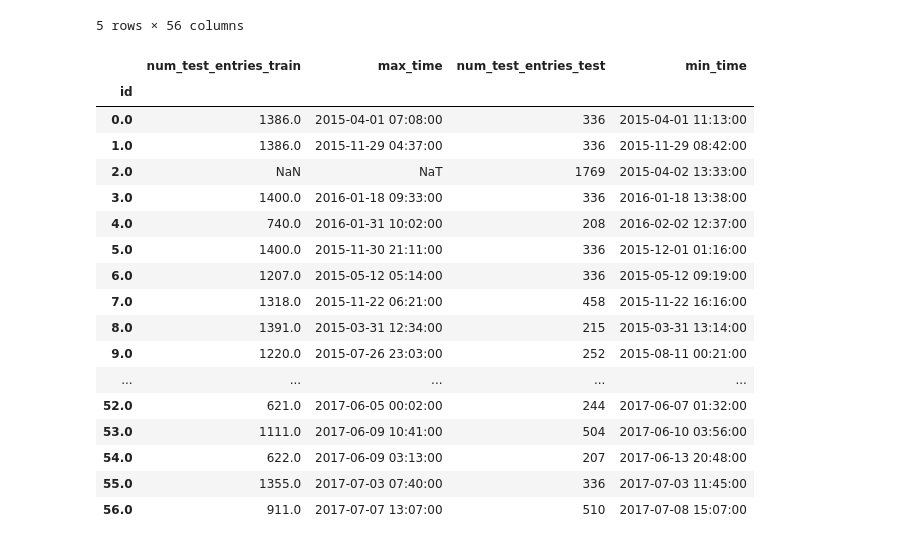
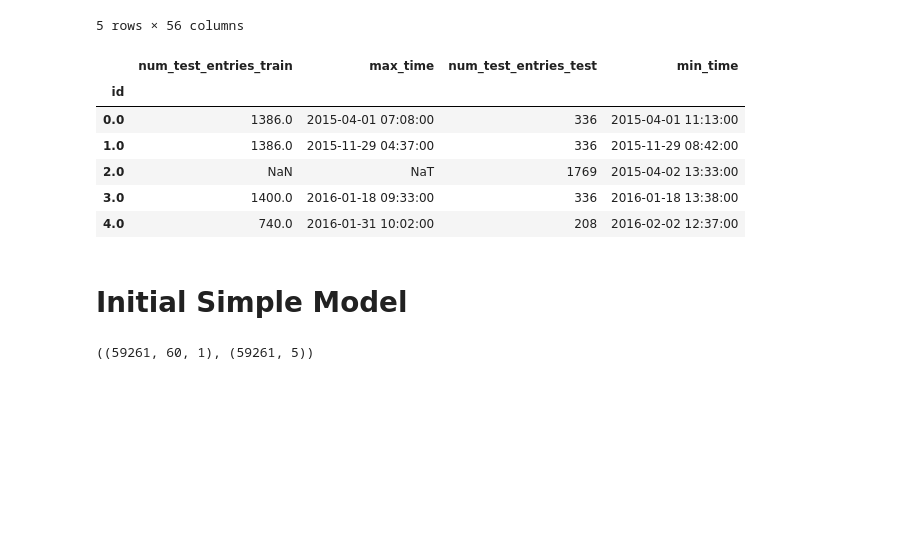
Before and after one commit to AsaAdomatis/DS780-Project, a Jupyter notebook: starter_code_cnn.ipynb, the cells around one changed output. Cells and saved outputs as stored; diff of their text form; code cells hidden in the pictures; blank space fills up the shorter version.

```diff
--- a/starter_code_cnn.ipynb
+++ b/starter_code_cnn.ipynb
@@ -69,33 +69,24 @@ formatter.test_data[formatter.test_data.index.isin(formatter.test_idx_ood)].head
 # %%
 # get num of entries for each id in the training data
 train_counts = formatter.train_data.groupby('id').count().sort_values('id').iloc[:, 0:1].rename(columns={'time': 'num_test_entries'})
 
 # add max time from training to train_counts
 train_counts['max_time'] = formatter.train_data.groupby('id').max().sort_values('id')['time']
 
 # join testing data on ids
 test_counts = formatter.test_data.groupby('id').count().sort_values('id').iloc[:, 0:1].rename(columns={'time': 'num_test_entries'})
 test_counts['min_time'] = formatter.test_data.groupby('id').min().sort_values('id')['time']
 
 
 train_counts = train_counts.join(test_counts, how='outer', lsuffix='_train', rsuffix='_test')
-train_counts
+train_counts.head()
 # %% [output]
 |  | num_test_entries_train | max_time | num_test_entries_test | min_time |
 | id |  |  |  |  |
 | 0.0 | 1386.0 | 2015-04-01 07:08:00 | 336 | 2015-04-01 11:13:00 |
 | 1.0 | 1386.0 | 2015-11-29 04:37:00 | 336 | 2015-11-29 08:42:00 |
 | 2.0 | NaN | NaT | 1769 | 2015-04-02 13:33:00 |
 | 3.0 | 1400.0 | 2016-01-18 09:33:00 | 336 | 2016-01-18 13:38:00 |
 | 4.0 | 740.0 | 2016-01-31 10:02:00 | 208 | 2016-02-02 12:37:00 |
-| 5.0 | 1400.0 | 2015-11-30 21:11:00 | 336 | 2015-12-01 01:16:00 |
-| 6.0 | 1207.0 | 2015-05-12 05:14:00 | 336 | 2015-05-12 09:19:00 |
-| 7.0 | 1318.0 | 2015-11-22 06:21:00 | 458 | 2015-11-22 16:16:00 |
-| 8.0 | 1391.0 | 2015-03-31 12:34:00 | 215 | 2015-03-31 13:14:00 |
-| 9.0 | 1220.0 | 2015-07-26 23:03:00 | 252 | 2015-08-11 00:21:00 |
-| ... | ... | ... | ... | ... |
-| 52.0 | 621.0 | 2017-06-05 00:02:00 | 244 | 2017-06-07 01:32:00 |
-| 53.0 | 1111.0 | 2017-06-09 10:41:00 | 504 | 2017-06-10 03:56:00 |
-| 54.0 | 622.0 | 2017-06-09 03:13:00 | 207 | 2017-06-13 20:48:00 |
-| 55.0 | 1355.0 | 2017-07-03 07:40:00 | 336 | 2017-07-03 11:45:00 |
-| 56.0 | 911.0 | 2017-07-07 13:07:00 | 510 | 2017-07-08 15:07:00 |
+# %% [markdown]
+# Initial Simple Model
@@ -101,0 +122,4 @@ train_counts
+# %%
+X.shape, y.shape
+# %% [output]
+((59261, 60, 1), (59261, 5))
```
Also changed, not shown: parts of 9 cells of this notebook.
